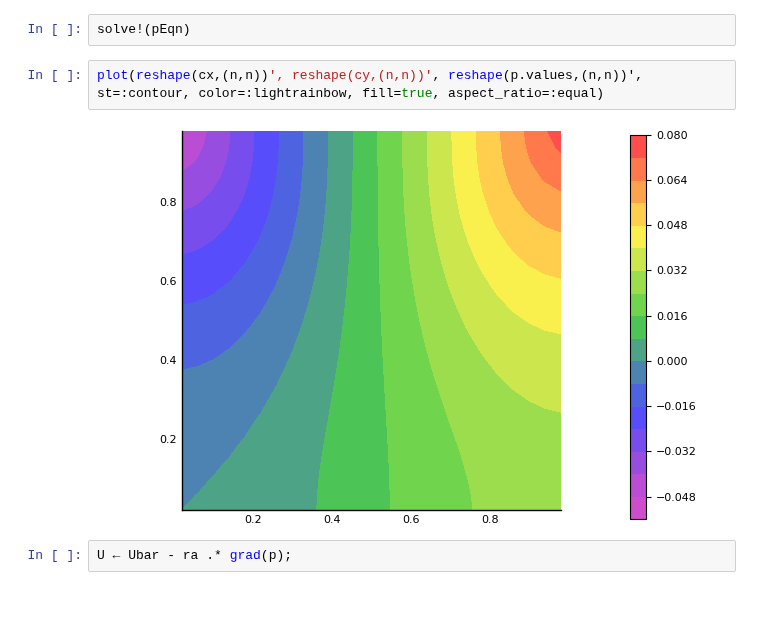
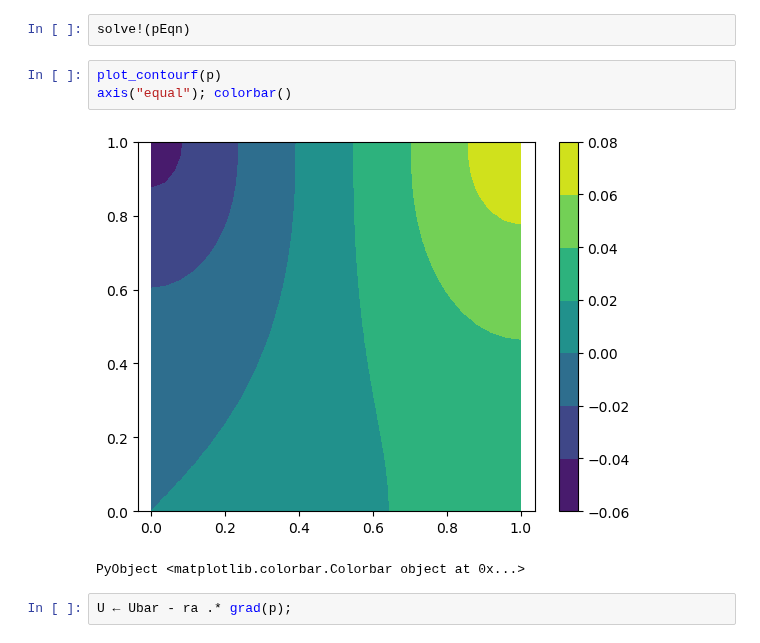
Before and after one commit to furstj/NSP, a Jupyter notebook: lessons/03_stokes.ipynb, the cells around one changed output. Saved outputs shown, nothing was run; the diff lists cells and outputs as text; blank space fills up the shorter version.

```diff
--- a/lessons/03_stokes.ipynb
+++ b/lessons/03_stokes.ipynb
@@ -236,10 +236,12 @@ pEqn = Δ(ra, p) - div(Ubar);
 pEqn.A[1,1] += 1;
 # %%
 solve!(pEqn)
-# %%
-plot(reshape(cx,(n,n))', reshape(cy,(n,n))', reshape(p.values,(n,n))', st=:contour, color=:lightrainbow, fill=true, aspect_ratio=:equal)
-# %% [output]
-[figure, removed]
+# %%
+plot_contourf(p)
+axis("equal"); colorbar()
+# %% [output]
+[figure, added]
+PyObject <matplotlib.colorbar.Colorbar object at 0x...>
 # %%
 U ← Ubar - ra .* grad(p);
 # %%
```
Also changed, not shown: parts of 12 cells of this notebook, 5 other files.
